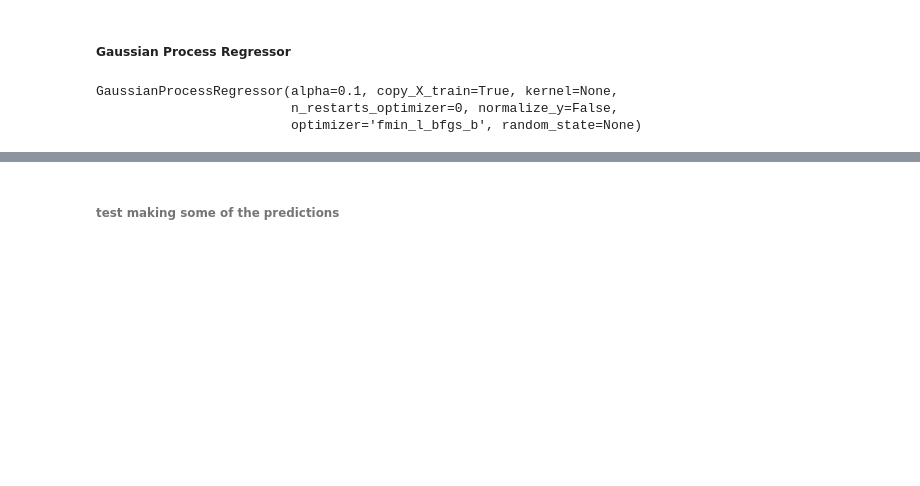
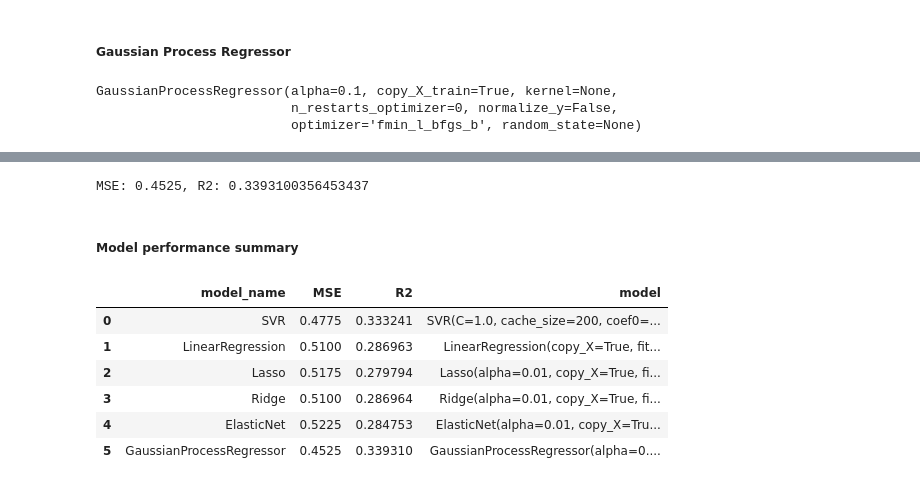
Before and after one commit to JimCDabc/Project_3_Wine-inator, a Jupyter notebook: static/ml/redwine_initial_regressors.ipynb, the cells around one changed output, grey strips where cells are left out. Cells and saved outputs as stored; diff of their text form; code cells hidden in the pictures; blank space fills up the shorter version.

```diff
--- a/static/ml/redwine_initial_regressors.ipynb
+++ b/static/ml/redwine_initial_regressors.ipynb
@@ -422,0 +439,3 @@ MSE: 0.6419622914496373, R2: 0.41699345103938623
+# %%
+MSE, r2 = regression_metrics(lasso, X_test_scaled, y_test_scaled, y_test, y_scaler)
+models_json.append({'model_name' : 'Lasso', 'MSE' : MSE, 'R2' :r2, 'model' : lasso})
@@ -526,2 +489,0 @@ predict_df.sort_values(by='y_test', ascending=False)
-# %% [markdown]
-###### test making some of the predictions
@@ -538,0 +490,18 @@ predict_df.sort_values(by='y_test', ascending=False)
+# %%
+MSE, r2 = regression_metrics(gpr, X_test_scaled, y_test_scaled, y_test, y_scaler)
+models_json.append({'model_name' : 'GaussianProcessRegressor', 'MSE' : MSE, 'R2' :r2, 'model' : gpr})
+# %% [output]
+MSE: 0.4525, R2: 0.3393100356453437
+# %% [markdown]
+##### Model performance summary
+# %%
+models_df = pd.DataFrame.from_records(models_json)
+models_df
+# %% [output]
+|  | model_name | MSE | R2 | model |
+| 0 | SVR | 0.4775 | 0.333241 | SVR(C=1.0, cache_size=200, coef0=... |
+| 1 | LinearRegression | 0.5100 | 0.286963 | LinearRegression(copy_X=True, fit... |
+| 2 | Lasso | 0.5175 | 0.279794 | Lasso(alpha=0.01, copy_X=True, fi... |
+| 3 | Ridge | 0.5100 | 0.286964 | Ridge(alpha=0.01, copy_X=True, fi... |
+| 4 | ElasticNet | 0.5225 | 0.284753 | ElasticNet(alpha=0.01, copy_X=Tru... |
+| 5 | GaussianProcessRegressor | 0.4525 | 0.339310 | GaussianProcessRegressor(alpha=0.... |
```
Also changed, not shown: parts of 29 cells of this notebook.
